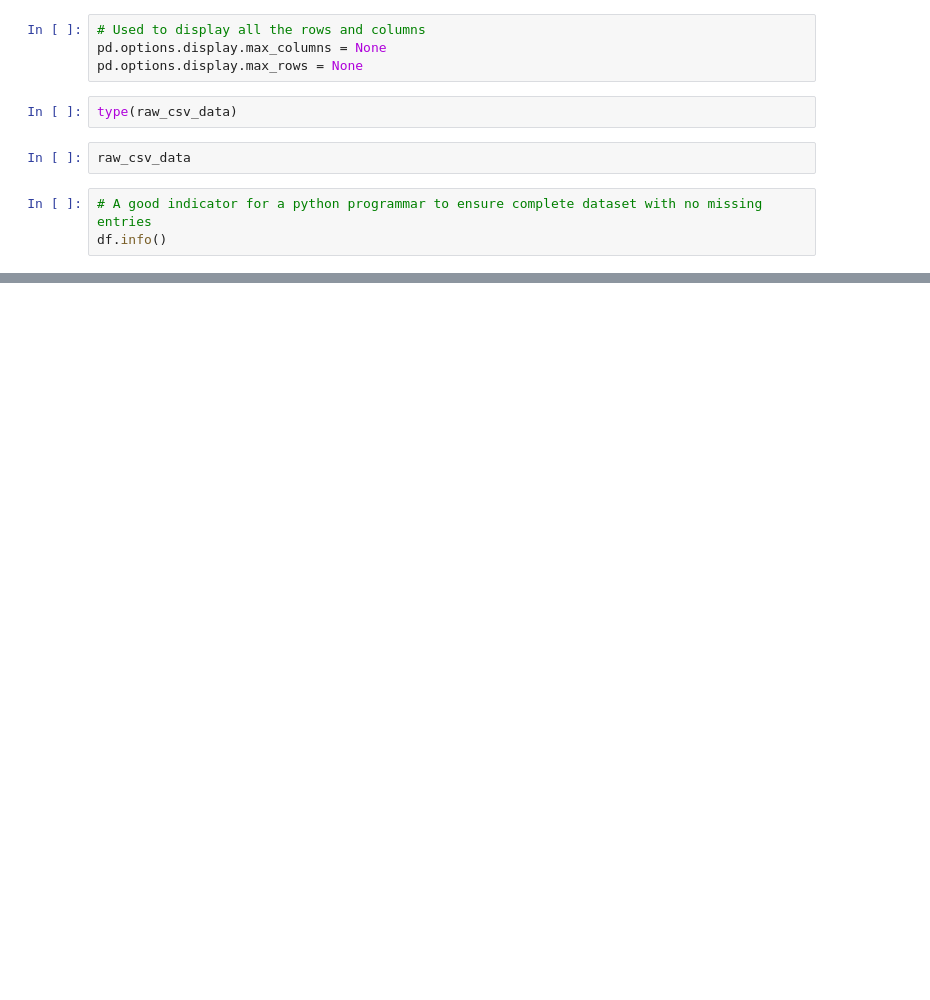
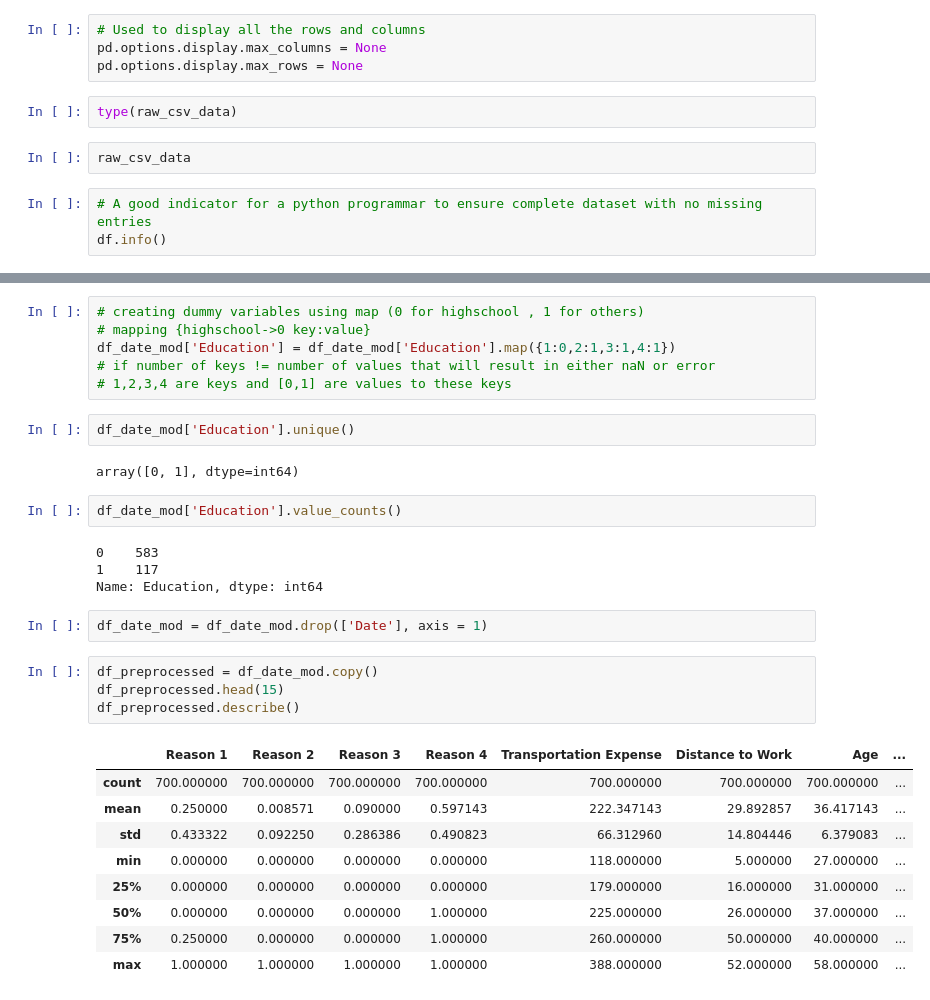
Before and after one commit to Oz174/Data-Science-Repo, a Jupyter notebook: preprocessing/Preprocessing 1 .ipynb, the cells around one changed output, grey strips where cells are left out. Drawn from its saved outputs; the diff is of its cells as text; blank space fills up the shorter version.

```diff
--- a/preprocessing/Preprocessing 1 .ipynb
+++ b/preprocessing/Preprocessing 1 .ipynb
@@ -69,0 +284,32 @@ reason_columns
+# %%
+# creating dummy variables using map (0 for highschool , 1 for others)
+# mapping {highschool->0 key:value}
+df_date_mod['Education'] = df_date_mod['Education'].map({1:0,2:1,3:1,4:1})
+# if number of keys != number of values that will result in either naN or error
+# 1,2,3,4 are keys and [0,1] are values to these keys
+# %%
+df_date_mod['Education'].unique()
+# %% [output]
+array([0, 1], dtype=int64)
+# %%
+df_date_mod['Education'].value_counts()
+# %% [output]
+0    583
+1    117
+Name: Education, dtype: int64
+# %%
+df_date_mod = df_date_mod.drop(['Date'], axis = 1)
+# %%
+df_preprocessed = df_date_mod.copy()
+df_preprocessed.head(15)
+df_preprocessed.describe()
+# %% [output]
+|  | Reason 1 | Reason 2 | Reason 3 | Reason 4 | Transportation Expense | Distance to Work | Age | ... |
+| count | 700.000000 | 700.000000 | 700.000000 | 700.000000 | 700.000000 | 700.000000 | 700.000000 | ... |
+| mean | 0.250000 | 0.008571 | 0.090000 | 0.597143 | 222.347143 | 29.892857 | 36.417143 | ... |
+| std | 0.433322 | 0.092250 | 0.286386 | 0.490823 | 66.312960 | 14.804446 | 6.379083 | ... |
+| min | 0.000000 | 0.000000 | 0.000000 | 0.000000 | 118.000000 | 5.000000 | 27.000000 | ... |
+| 25% | 0.000000 | 0.000000 | 0.000000 | 0.000000 | 179.000000 | 16.000000 | 31.000000 | ... |
+| 50% | 0.000000 | 0.000000 | 0.000000 | 1.000000 | 225.000000 | 26.000000 | 37.000000 | ... |
+| 75% | 0.250000 | 0.000000 | 0.000000 | 1.000000 | 260.000000 | 50.000000 | 40.000000 | ... |
+| max | 1.000000 | 1.000000 | 1.000000 | 1.000000 | 388.000000 | 52.000000 | 58.000000 | ... |
```
Also changed, not shown: parts of 42 cells of this notebook.
